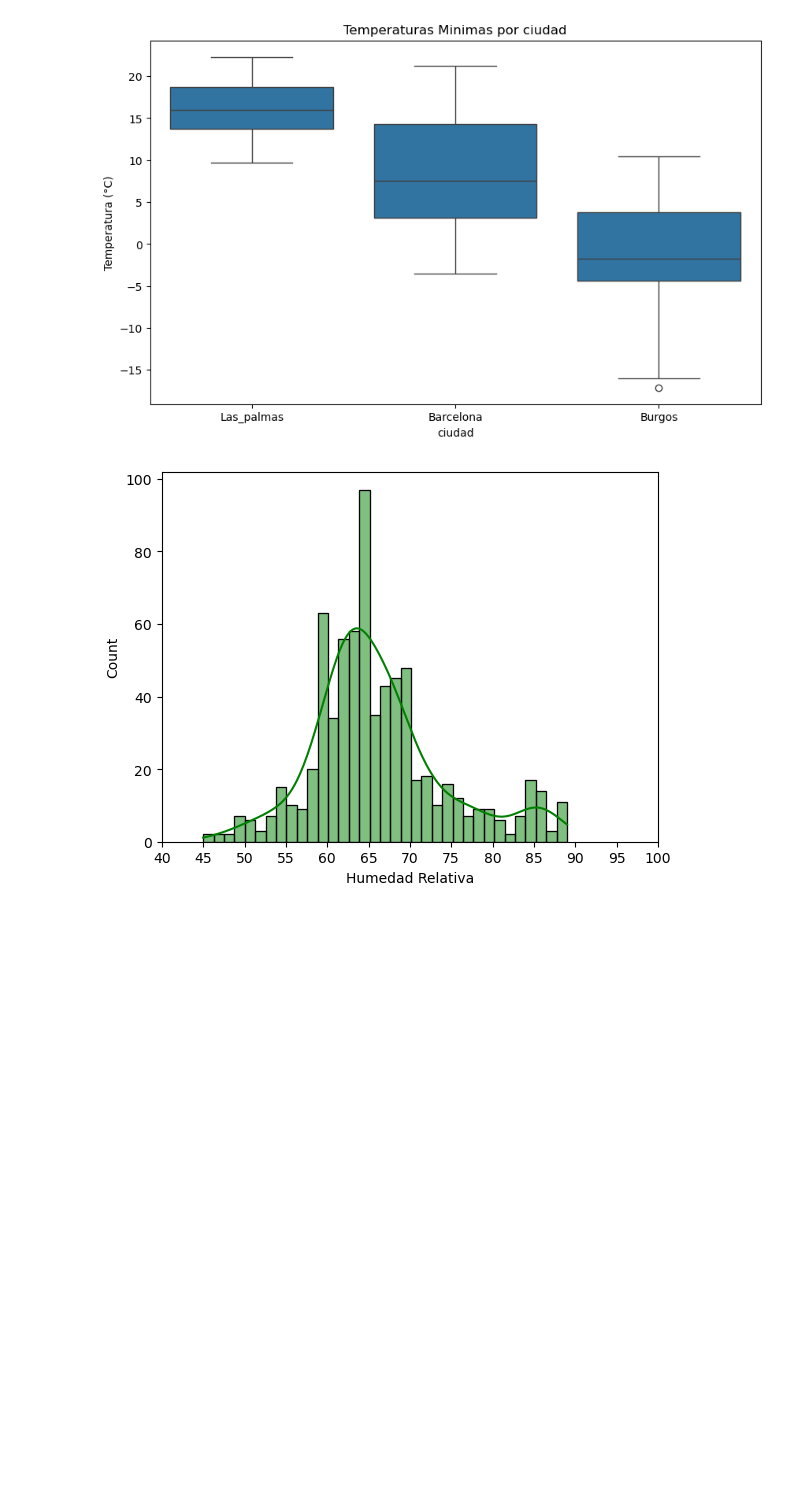
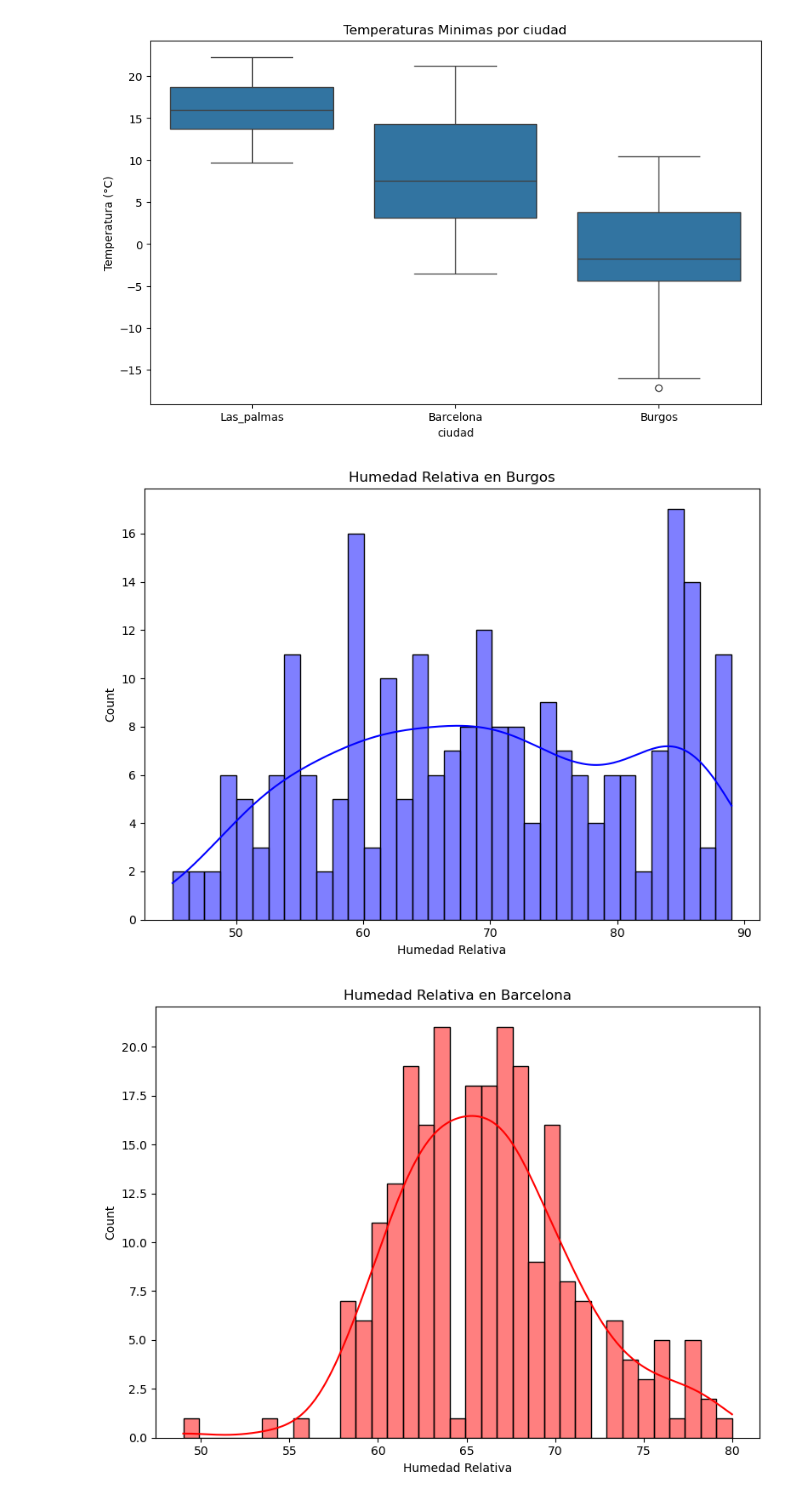
Before and after one commit to IgnacioMaese/Proyecto-AEMET-2, a Jupyter notebook: 4-analisis-conjunto.ipynb, the cells around one changed output. Saved outputs shown, nothing was run; the diff lists cells and outputs as text; code cells hidden in the pictures; blank space fills up the shorter version.

```diff
--- a/4-analisis-conjunto.ipynb
+++ b/4-analisis-conjunto.ipynb
@@ -371,12 +317,24 @@ plt.show()
 
 import numpy as np
 
-df_total = pd.concat([df_Las_Palmas.assign(ciudad="Las_palmas"), df_Barcelona.assign(ciudad= "Barcelona"), df_Burgos.assign(ciudad="Burgos")])
+plt.figure(figsize = (8, 6))
+sns.histplot(df_Burgos["Humedad Relativa"], color = "blue", kde = True, bins = 35)
 
-sns.histplot(df_total["Humedad Relativa"], color = "green", kde = True, bins = 35)
-x_ticks = np.arange(40, 105, 5)
-plt.xticks(x_ticks)
-
+plt.title("Humedad Relativa en Burgos")
+plt.tight_layout()
 plt.show()
 # %% [output]
-[figure, old version]
+[figure, new version]
+# %%
+#Histograma de la Humedad Relativa
+
+import numpy as np
+
+plt.figure(figsize = (8, 6))
+sns.histplot(df_Barcelona["Humedad Relativa"], color = "red", kde = True, bins = 35)
+
+plt.title("Humedad Relativa en Barcelona")
+plt.tight_layout()
+plt.show()
+# %% [output]
+[figure, added]
```
Also changed, not shown: parts of 4 cells of this notebook, 3 other files.
